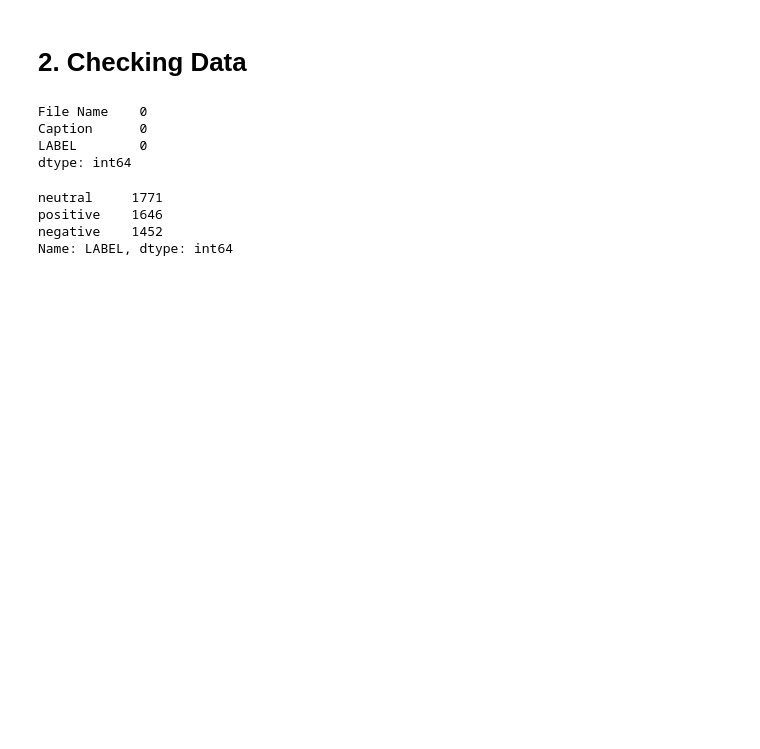
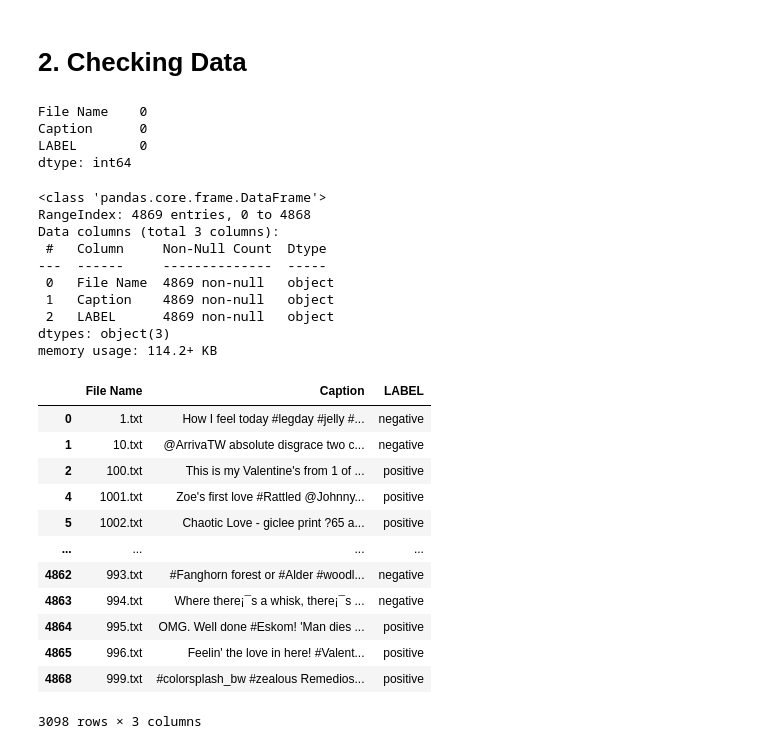
Before and after one commit to PFE2024/satt_ai, a Jupyter notebook: posts_confirm/sentiment-analysis.ipynb, the cells around one changed output. Drawn from its saved outputs; the diff is of its cells as text; code cells hidden in the pictures; blank space fills up the shorter version.

```diff
--- a/posts_confirm/sentiment-analysis.ipynb
+++ b/posts_confirm/sentiment-analysis.ipynb
@@ -41,10 +50,35 @@ Caption      0
 LABEL        0
 dtype: int64
 # %%
-sentiment = data.LABEL.value_counts()
-sentiment
+#sentiment = data.LABEL.value_counts()
+#sentiment
+data.info()
 # %% [output]
-neutral     1771
-positive    1646
-negative    1452
-Name: LABEL, dtype: int64
+<class 'pandas.core.frame.DataFrame'>
+RangeIndex: 4869 entries, 0 to 4868
+Data columns (total 3 columns):
+ #   Column     Non-Null Count  Dtype
+---  ------     --------------  -----
+ 0   File Name  4869 non-null   object
+ 1   Caption    4869 non-null   object
+ 2   LABEL      4869 non-null   object
+dtypes: object(3)
+memory usage: 114.2+ KB
+# %%
+drop_neutral = data[ data['LABEL'] == 'neutral' ].index
+data.drop(drop_neutral, inplace = True)
+data
+# %% [output]
+|  | File Name | Caption | LABEL |
+| 0 | 1.txt | How I feel today #legday #jelly #... | negative |
+| 1 | 10.txt | @ArrivaTW absolute disgrace two c... | negative |
+| 2 | 100.txt | This is my Valentine's from 1 of ... | positive |
+| 4 | 1001.txt | Zoe's first love #Rattled @Johnny... | positive |
+| 5 | 1002.txt | Chaotic Love - giclee print ?65 a... | positive |
+| ... | ... | ... | ... |
+| 4862 | 993.txt | #Fanghorn forest or #Alder #woodl... | negative |
+| 4863 | 994.txt | Where there¡¯s a whisk, there¡¯s ... | negative |
+| 4864 | 995.txt | OMG. Well done #Eskom! 'Man dies ... | positive |
+| 4865 | 996.txt | Feelin' the love in here! #Valent... | positive |
+| 4868 | 999.txt | #colorsplash_bw #zealous Remedios... | positive |
+3098 rows × 3 columns
```
Also changed, not shown: parts of 32 cells of this notebook, 2 other files.
